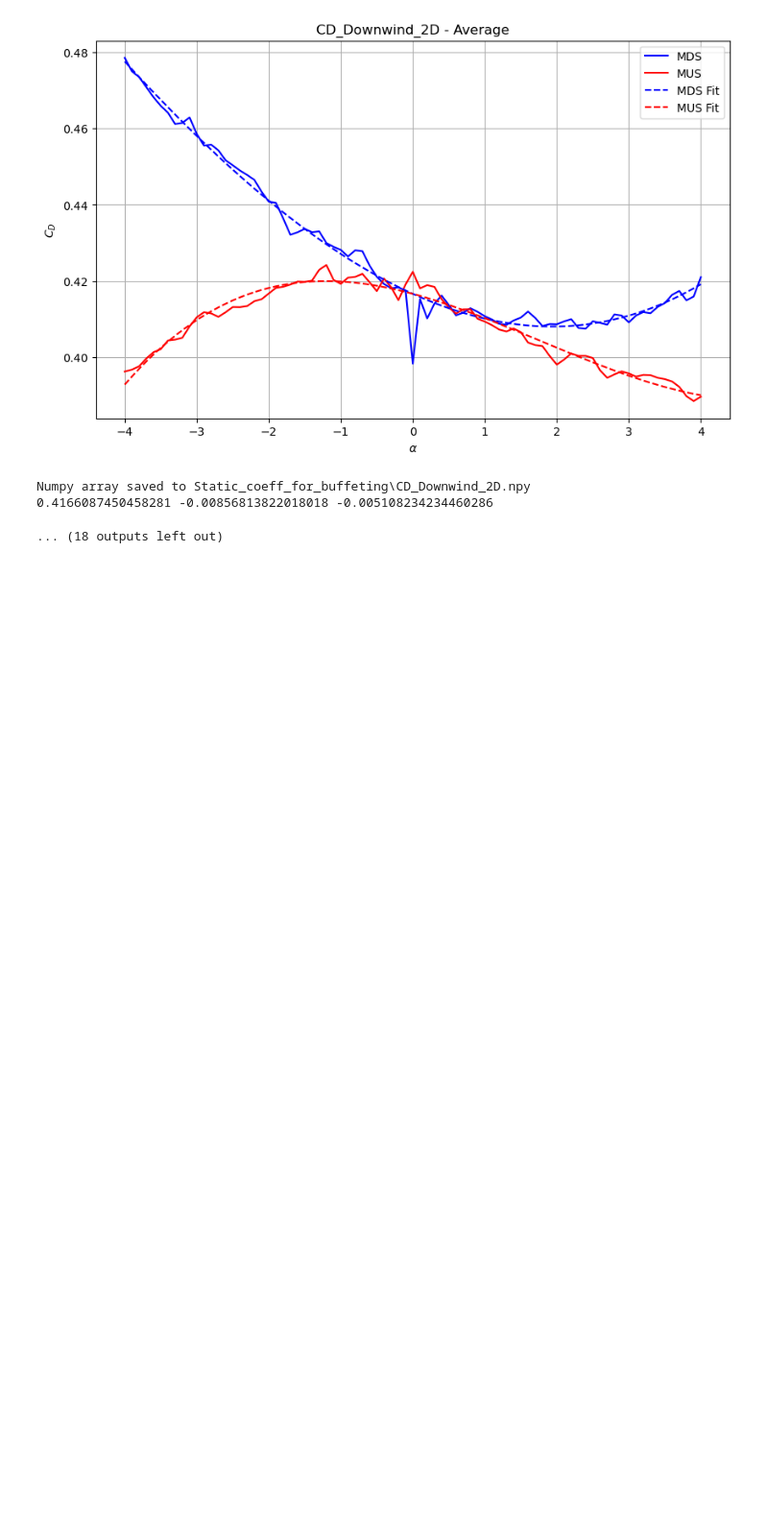
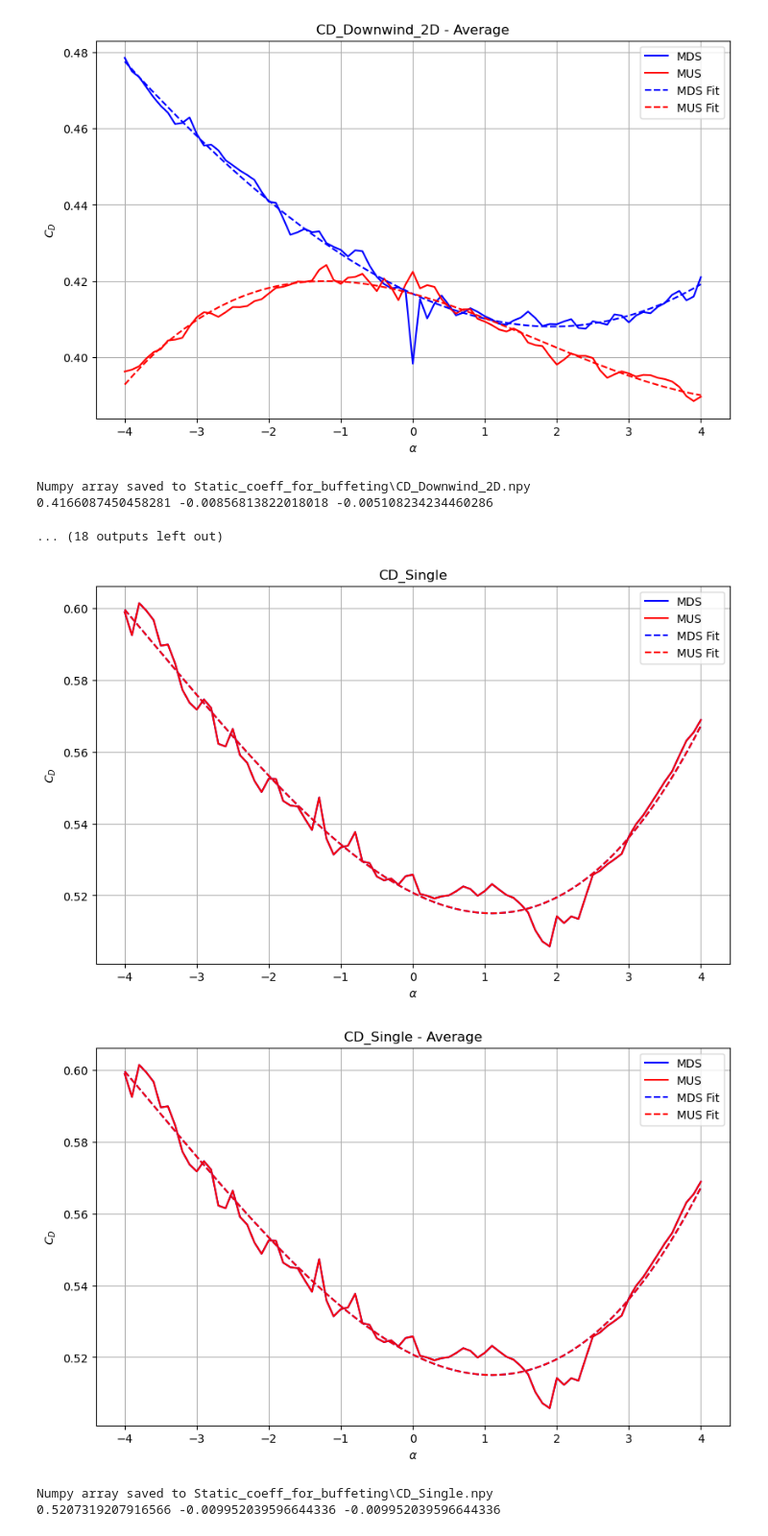
Before and after one commit to lineHRosland/FV_windtunnel_buffeting_flutter, a Jupyter notebook: HAR_INT/Buffeting/CD_funtions.ipynb, the cells around one changed output. Shown at 96% size. Cells and saved outputs as stored; diff of their text form; code cells hidden in the pictures; blank space fills up the shorter version.

Commit message:
saved Cae, Kae to file

```diff
--- a/HAR_INT/Buffeting/CD_funtions.ipynb
+++ b/HAR_INT/Buffeting/CD_funtions.ipynb
@@ -311,3 +311,10 @@ Numpy array saved to Static_coeff_for_buffeting\CD_Upwind_2D.npy
 Numpy array saved to Static_coeff_for_buffeting\CD_Downwind_2D.npy
 0.4166087450458281 -0.00856813822018018 -0.005108234234460286
 ... (18 outputs left out)
+# %%
+CD(cd_alpha_single_high, cd_single_high,  cd_alpha_single_high, cd_single_high, MDS_filtered = cd_single_high_filtered, MUS_filtered = cd_single_high_filtered, name = 'CD_Single')
+# %% [output]
+[figure, added]
+[figure, added]
+Numpy array saved to Static_coeff_for_buffeting\CD_Single.npy
+0.5207319207916566 -0.009952039596644336 -0.009952039596644336
```
Also changed, not shown: 7 other files.
